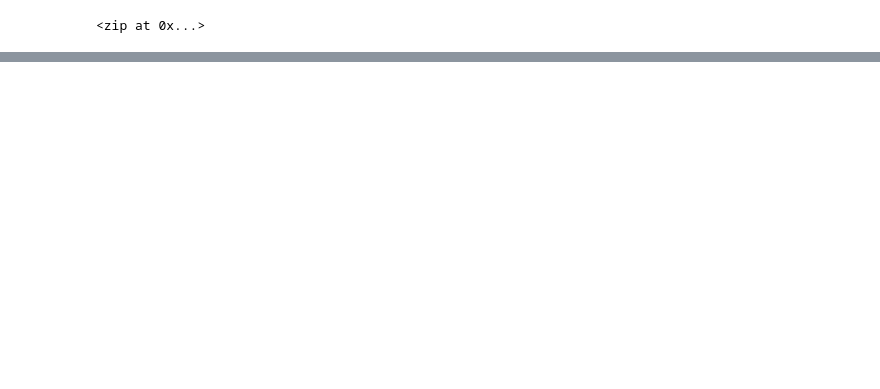
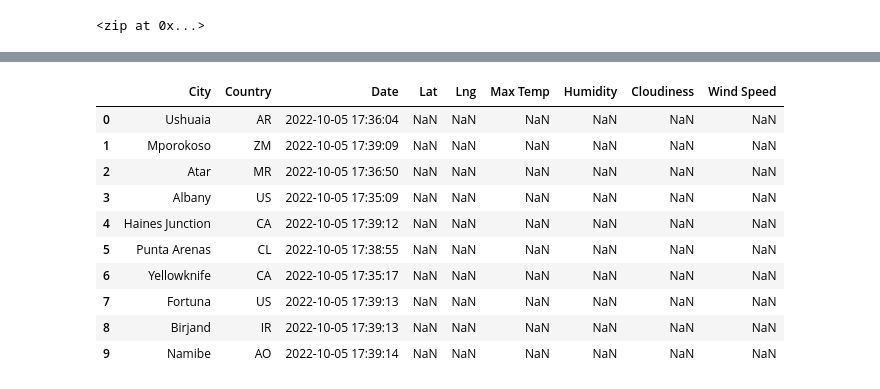
Before and after one commit to aboueim/World_Weather_Analysis, a Jupyter notebook: WeatherPy.ipynb, the cells around one changed output, grey strips where cells are left out. Drawn from its saved outputs; the diff is of its cells as text; code cells hidden in the pictures; blank space fills up the shorter version.

```diff
--- a/WeatherPy.ipynb
+++ b/WeatherPy.ipynb
@@ -53,0 +169,18 @@ len(cities)
+# %%
+new_column_order = ["City", "Country", "Date", "Lat", "Lng", "Max Temp", "Humidity", "Cloudiness", "Wind Speed"]
+
+df = df.reindex(columns=new_column_order)
+
+df.head(10)
+# %% [output]
+|  | City | Country | Date | Lat | Lng | Max Temp | Humidity | Cloudiness | Wind Speed |
+| 0 | Ushuaia | AR | 2022-10-05 17:36:04 | NaN | NaN | NaN | NaN | NaN | NaN |
+| 1 | Mporokoso | ZM | 2022-10-05 17:39:09 | NaN | NaN | NaN | NaN | NaN | NaN |
+| 2 | Atar | MR | 2022-10-05 17:36:50 | NaN | NaN | NaN | NaN | NaN | NaN |
+| 3 | Albany | US | 2022-10-05 17:35:09 | NaN | NaN | NaN | NaN | NaN | NaN |
+| 4 | Haines Junction | CA | 2022-10-05 17:39:12 | NaN | NaN | NaN | NaN | NaN | NaN |
+| 5 | Punta Arenas | CL | 2022-10-05 17:38:55 | NaN | NaN | NaN | NaN | NaN | NaN |
+| 6 | Yellowknife | CA | 2022-10-05 17:35:17 | NaN | NaN | NaN | NaN | NaN | NaN |
+| 7 | Fortuna | US | 2022-10-05 17:39:13 | NaN | NaN | NaN | NaN | NaN | NaN |
+| 8 | Birjand | IR | 2022-10-05 17:39:13 | NaN | NaN | NaN | NaN | NaN | NaN |
+| 9 | Namibe | AO | 2022-10-05 17:39:14 | NaN | NaN | NaN | NaN | NaN | NaN |
```
Also changed, not shown: parts of 10 cells of this notebook, 3 other files.
